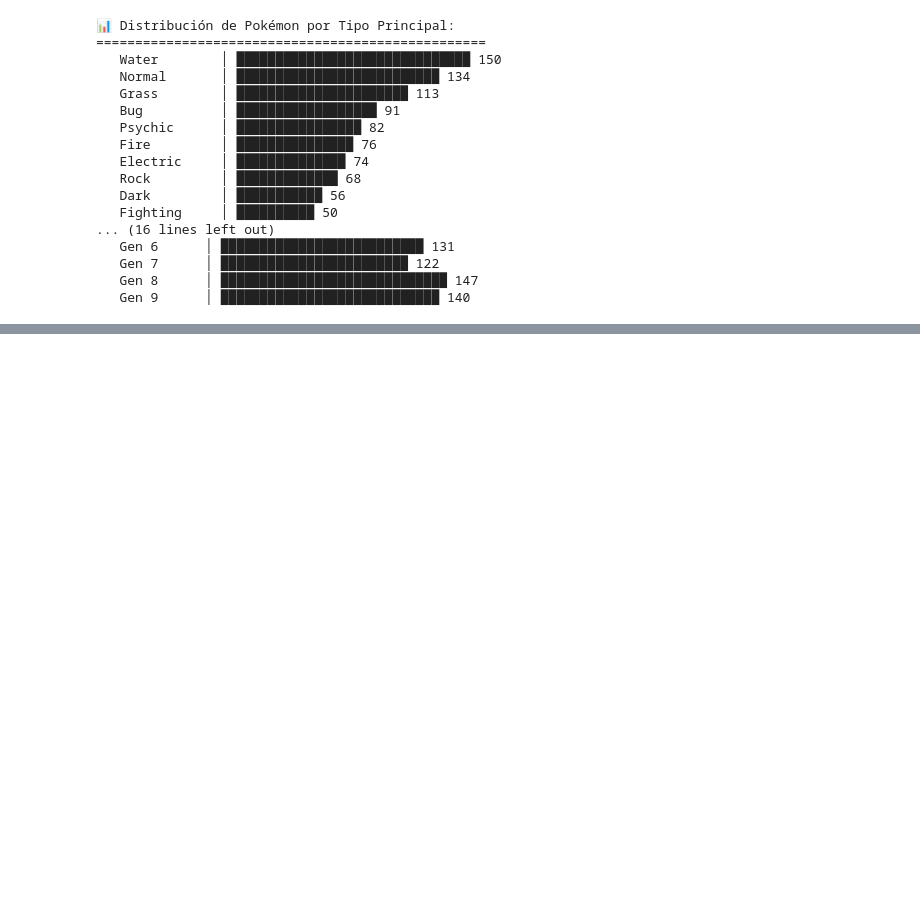
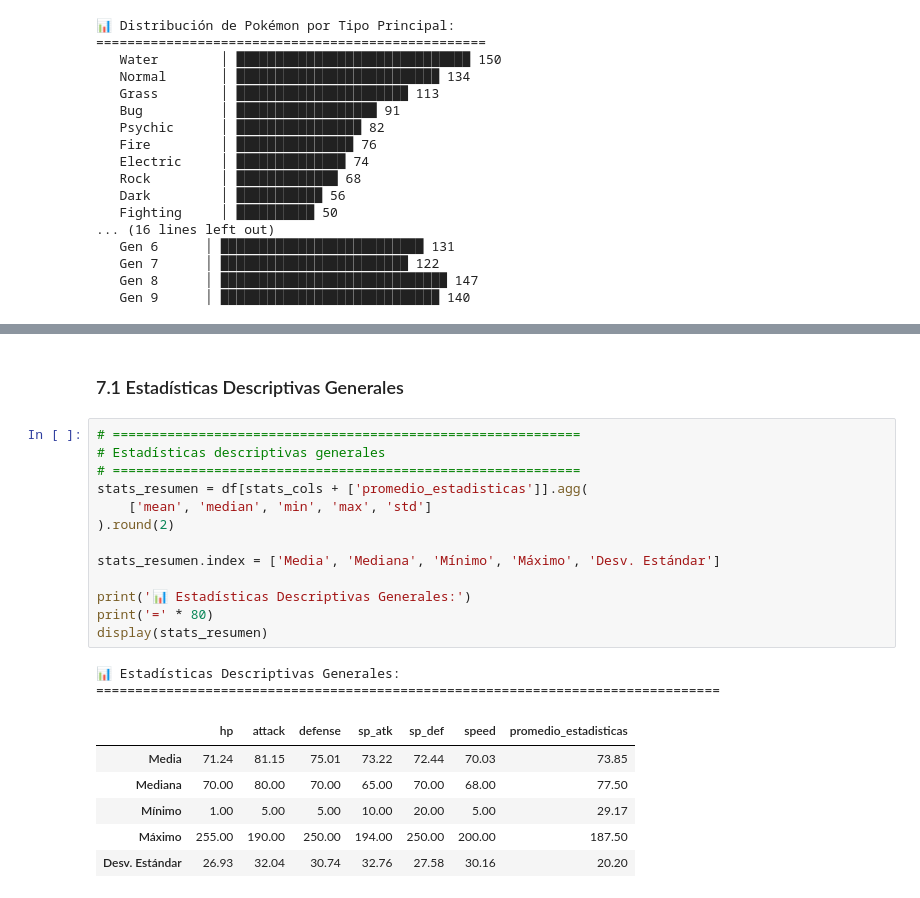
Before and after one commit to F-Anks/ECBD_9A_IDGS_Practicas_230758, a Jupyter notebook: Practica08/Practica08.ipynb, the cells around one changed output, grey strips where cells are left out. Cells and saved outputs as stored; diff of their text form; blank space fills up the shorter version.

```diff
--- a/Practica08/Practica08.ipynb
+++ b/Practica08/Practica08.ipynb
@@ -418,0 +520,24 @@ for gen, count in gen_counts.items():
+# %% [markdown]
+### 7.1 Estadísticas Descriptivas Generales
+# %%
+# ============================================================
+# Estadísticas descriptivas generales
+# ============================================================
+stats_resumen = df[stats_cols + ['promedio_estadisticas']].agg(
+    ['mean', 'median', 'min', 'max', 'std']
+).round(2)
+
+stats_resumen.index = ['Media', 'Mediana', 'Mínimo', 'Máximo', 'Desv. Estándar']
+
+print('📊 Estadísticas Descriptivas Generales:')
+print('=' * 80)
+display(stats_resumen)
+# %% [output]
+📊 Estadísticas Descriptivas Generales:
+================================================================================
+|  | hp | attack | defense | sp_atk | sp_def | speed | promedio_estadisticas |
+| Media | 71.24 | 81.15 | 75.01 | 73.22 | 72.44 | 70.03 | 73.85 |
+| Mediana | 70.00 | 80.00 | 70.00 | 65.00 | 70.00 | 68.00 | 77.50 |
+| Mínimo | 1.00 | 5.00 | 5.00 | 10.00 | 20.00 | 5.00 | 29.17 |
+| Máximo | 255.00 | 190.00 | 250.00 | 194.00 | 250.00 | 200.00 | 187.50 |
+| Desv. Estándar | 26.93 | 32.04 | 30.74 | 32.76 | 27.58 | 30.16 | 20.20 |
```
Also changed, not shown: parts of 17 cells of this notebook.
